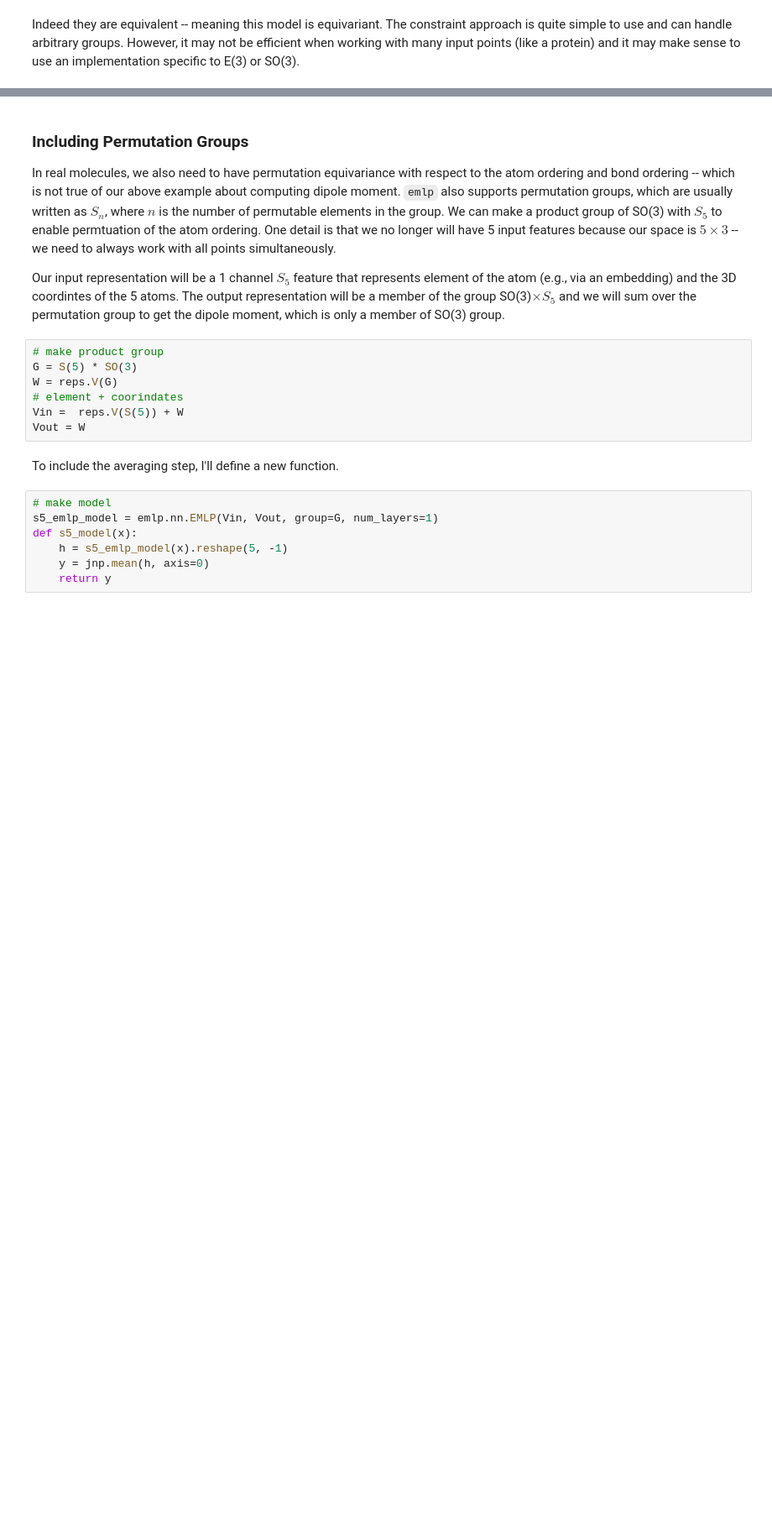
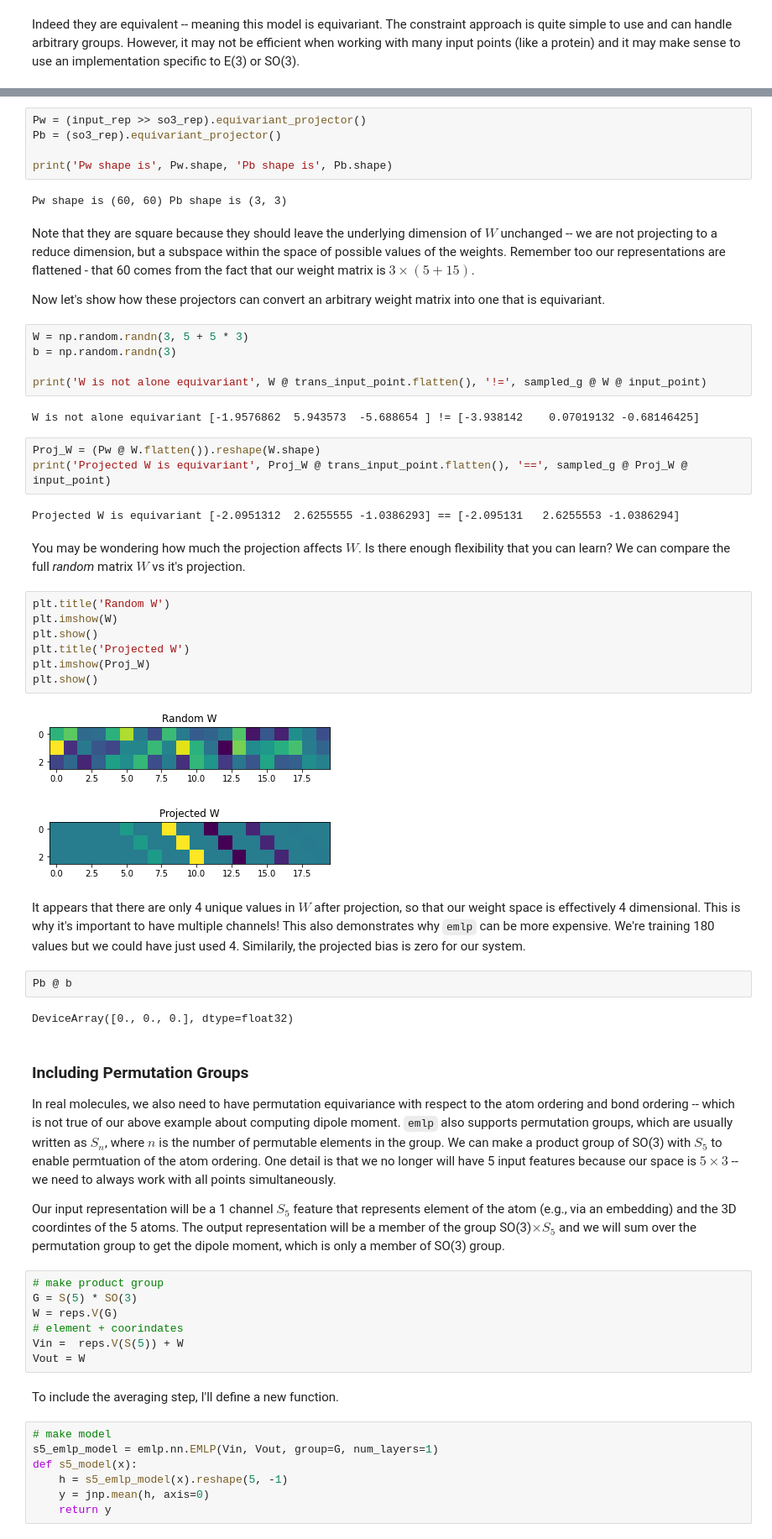
Before and after one commit to whitead/dmol-book, a Jupyter notebook: dl/Equivariant.ipynb, the cells around one changed output, grey strips where cells are left out. Shown at 84% size. Saved outputs shown, nothing was run; the diff lists cells and outputs as text; blank space fills up the shorter version.

Commit message:
Added implementation details of emlp

```diff
--- a/dl/Equivariant.ipynb
+++ b/dl/Equivariant.ipynb
@@ -1032,3 +1052,44 @@ Indeed they are equivalent -- meaning this model is equivariant. The constraint
+# %%
+Pw = (input_rep >> so3_rep).equivariant_projector()
+Pb = (so3_rep).equivariant_projector()
+
+print('Pw shape is', Pw.shape, 'Pb shape is', Pb.shape)
+# %% [output]
+Pw shape is (60, 60) Pb shape is (3, 3)
+# %% [markdown]
+Note that they are square because they should leave the underlying dimension of $W$ unchanged -- we are not projecting to a reduce dimension, but a subspace within the space of possible values of the weights. Remember too our representations are flattened - that 60 comes from the fact that our weight matrix is $3\times(5 + 15)$.
+
+Now let's show how these projectors can convert an arbitrary weight matrix into one that is equivariant.
+# %%
+W = np.random.randn(3, 5 + 5 * 3)
+b = np.random.randn(3)
+
+print('W is not alone equivariant', W @ trans_input_point.flatten(), '!=', sampled_g @ W @ input_point)
+# %% [output]
+W is not alone equivariant [-1.9576862  5.943573  -5.688654 ] != [-3.938142    0.07019132 -0.68146425]
+# %%
+Proj_W = (Pw @ W.flatten()).reshape(W.shape)
+print('Projected W is equivariant', Proj_W @ trans_input_point.flatten(), '==', sampled_g @ Proj_W @ input_point)
+# %% [output]
+Projected W is equivariant [-2.0951312  2.6255555 -1.0386293] == [-2.095131   2.6255553 -1.0386294]
+# %% [markdown]
+You may be wondering how much the projection affects $W$. Is there enough flexibility that you can learn? We can compare the full *random* matrix $W$ vs it's projection.
+# %%
+plt.title('Random W')
+plt.imshow(W)
+plt.show()
+plt.title('Projected W')
+plt.imshow(Proj_W)
+plt.show()
+# %% [output]
+[figure, added]
+[figure, added]
+# %% [markdown]
+It appears that there are only 4 unique values in $W$ after projection, so that our weight space is effectively 4 dimensional. This is why it's important to have multiple channels! This also demonstrates why `emlp` can be more expensive. We're training 180 values but we could have just used 4. Similarily, the projected bias is zero for our system.
+# %%
+Pb @ b
+# %% [output]
+DeviceArray([0., 0., 0.], dtype=float32)
 # %% [markdown]
 ### Including Permutation Groups
 
```
Also changed, not shown: parts of 11 cells of this notebook.
